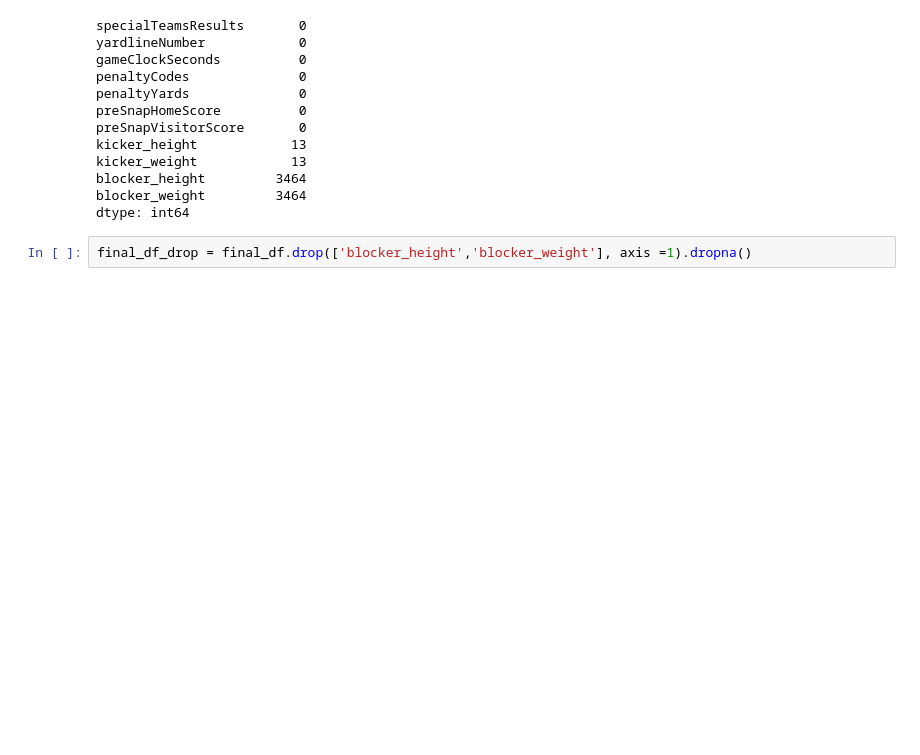
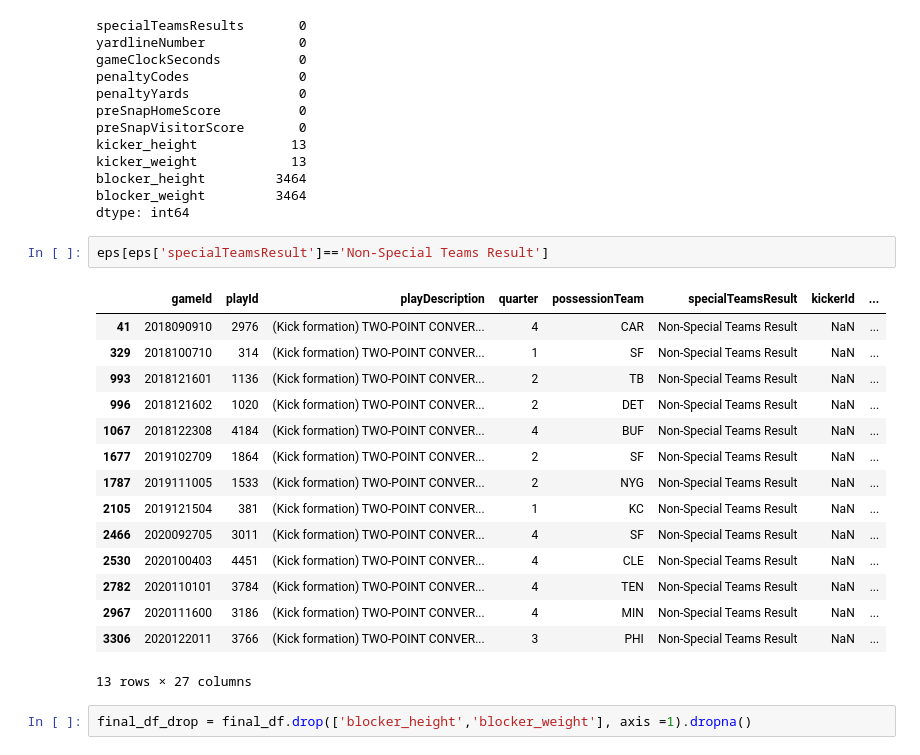
Before and after one commit to egrace479/NFL-BDB-2022, a Jupyter notebook: Extra_Point.ipynb, the cells around one changed output. Drawn from its saved outputs; the diff is of its cells as text; blank space fills up the shorter version.

Commit message:
Add files via upload
updating Extra_Point with better scaling

```diff
--- a/Extra_Point.ipynb
+++ b/Extra_Point.ipynb
@@ -433,6 +452,24 @@ kicker_weight            13
 blocker_height         3464
 blocker_weight         3464
 dtype: int64
+# %%
+eps[eps['specialTeamsResult']=='Non-Special Teams Result']
+# %% [output]
+|  | gameId | playId | playDescription | quarter | possessionTeam | specialTeamsResult | kickerId | ... |
+| 41 | 2018090910 | 2976 | (Kick formation) TWO-POINT CONVER... | 4 | CAR | Non-Special Teams Result | NaN | ... |
+| 329 | 2018100710 | 314 | (Kick formation) TWO-POINT CONVER... | 1 | SF | Non-Special Teams Result | NaN | ... |
+| 993 | 2018121601 | 1136 | (Kick formation) TWO-POINT CONVER... | 2 | TB | Non-Special Teams Result | NaN | ... |
+| 996 | 2018121602 | 1020 | (Kick formation) TWO-POINT CONVER... | 2 | DET | Non-Special Teams Result | NaN | ... |
+| 1067 | 2018122308 | 4184 | (Kick formation) TWO-POINT CONVER... | 4 | BUF | Non-Special Teams Result | NaN | ... |
+| 1677 | 2019102709 | 1864 | (Kick formation) TWO-POINT CONVER... | 2 | SF | Non-Special Teams Result | NaN | ... |
+| 1787 | 2019111005 | 1533 | (Kick formation) TWO-POINT CONVER... | 2 | NYG | Non-Special Teams Result | NaN | ... |
+| 2105 | 2019121504 | 381 | (Kick formation) TWO-POINT CONVER... | 1 | KC | Non-Special Teams Result | NaN | ... |
+| 2466 | 2020092705 | 3011 | (Kick formation) TWO-POINT CONVER... | 4 | SF | Non-Special Teams Result | NaN | ... |
+| 2530 | 2020100403 | 4451 | (Kick formation) TWO-POINT CONVER... | 4 | CLE | Non-Special Teams Result | NaN | ... |
+| 2782 | 2020110101 | 3784 | (Kick formation) TWO-POINT CONVER... | 4 | TEN | Non-Special Teams Result | NaN | ... |
+| 2967 | 2020111600 | 3186 | (Kick formation) TWO-POINT CONVER... | 4 | MIN | Non-Special Teams Result | NaN | ... |
+| 3306 | 2020122011 | 3766 | (Kick formation) TWO-POINT CONVER... | 3 | PHI | Non-Special Teams Result | NaN | ... |
+13 rows × 27 columns
 # %%
 final_df_drop = final_df.drop(['blocker_height','blocker_weight'], axis =1).dropna()
 # %%
```
Also changed, not shown: parts of 25 cells of this notebook.
